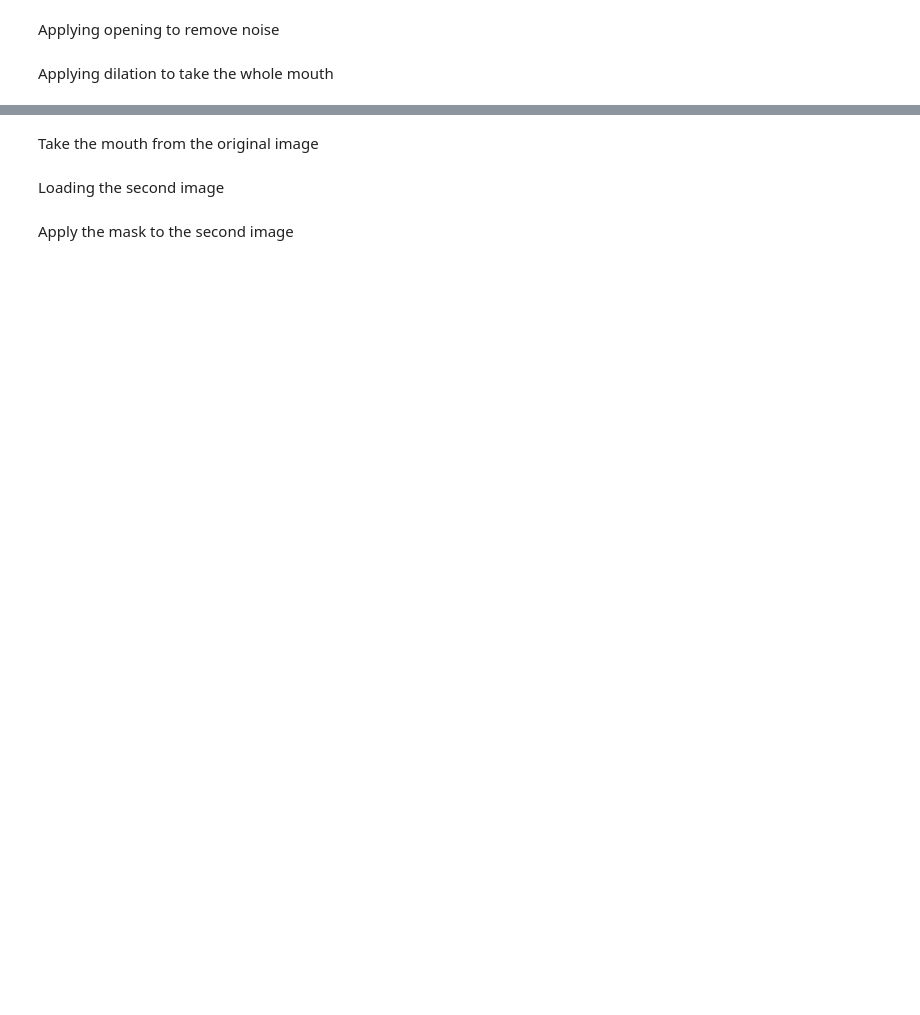
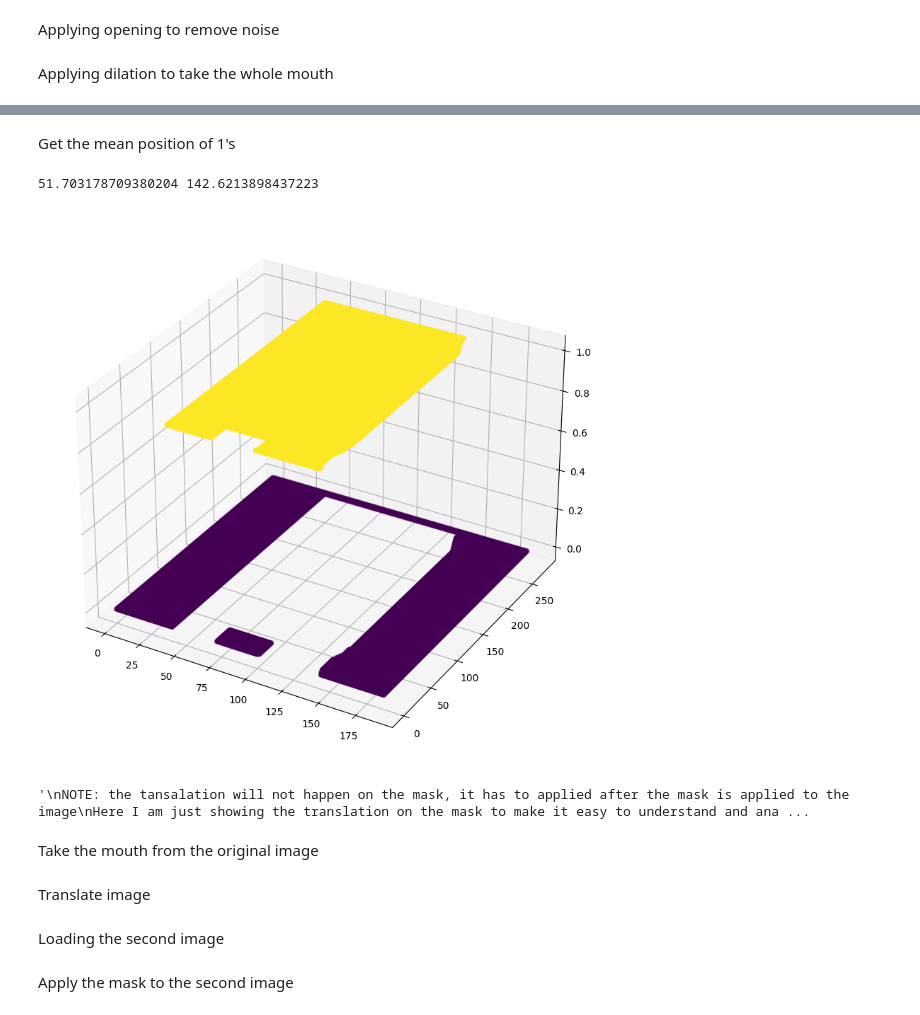
Before and after one commit to yosamah/Image-processing-project, a Jupyter notebook: Lab_1_std.ipynb, the cells around one changed output, grey strips where cells are left out. Cells and saved outputs as stored; diff of their text form; code cells hidden in the pictures; blank space fills up the shorter version.

```diff
--- a/Lab_1_std.ipynb
+++ b/Lab_1_std.ipynb
@@ -274,3 +400,38 @@ cv2.destroyAllWindows()
+# %% [markdown]
+Get the mean position of 1's
+# %%
+# Find the coordinates of all ones
+rows, cols = np.where(roi_gray_mouth_region == 1)
+
+img_center_y = roi_gray_mouth_region.shape[0]//2
+img_center_x = roi_gray_mouth_region.shape[1]//2
+
+# Calculate the mean position
+mean_row = np.mean(rows)
+mean_col = np.mean(cols)
+
+print(mean_row, mean_col)
+
+#I want to shift the image so that the mean position is in the center of the image
+shift_x = img_center_x - mean_col
+shift_y = img_center_y - mean_row
+
+# Define the translation matrix
+translation_matrix = np.float32([[1, 0, shift_x], [0, 1, shift_y]])
+
+# Translate the mask for anaylsis purposes
+img_translation = cv2.warpAffine(roi_gray_mouth_region, translation_matrix, (roi_gray_mouth_region.shape[1], roi_gray_mouth_region.shape[0]))
+
+show_image_3d(img_translation)
+
+"""
+NOTE: the tansalation will not happen on the mask, it has to applied after the mask is applied to the image
+Here I am just showing the translation on the mask to make it easy to understand and analyze
+"""
+# %% [output]
+51.703178709380204 142.6213898437223
+[figure, added]
+'\nNOTE: the tansalation will not happen on the mask, it has to applied after the mask is applied to the image\nHere I am just showing the translation on the mask to make it easy to understand and ana ...
 # %% [markdown]
 Take the mouth from the original image
 # %%
@@ -289,3 +450,5 @@ for (x, y, w, h) in faces:
     cv2.imshow('mouth Segmentation', mouth_region)
     cv2.waitKey(0)
     cv2.destroyAllWindows()
+# %% [markdown]
+Translate image
```
Also changed, not shown: parts of 16 cells of this notebook, 8 other files.
